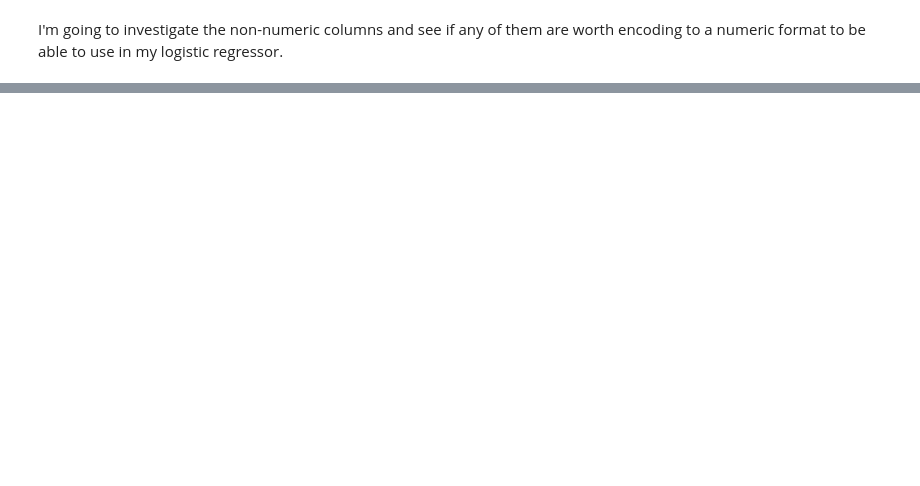
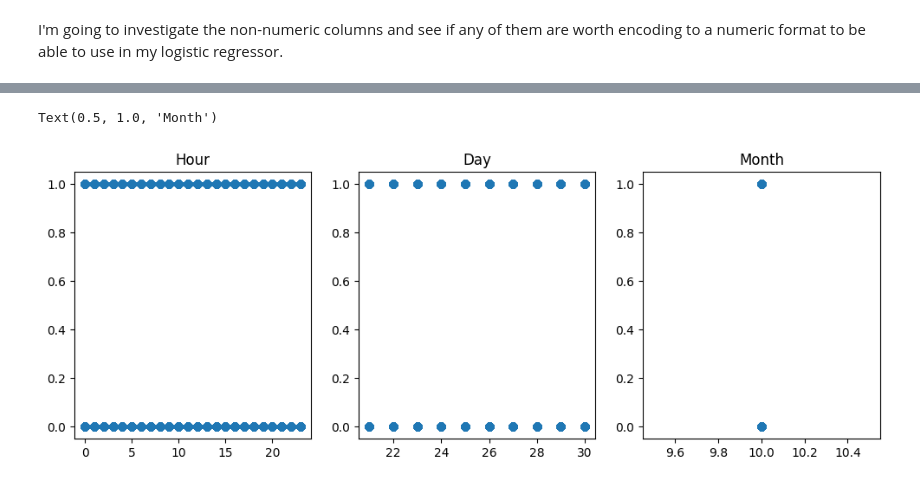
Before and after one commit to Dolphcode/cs-370-repo, a Jupyter notebook: assignments/assignment-1/part-B.ipynb, the cells around one changed output, grey strips where cells are left out. Cells and saved outputs as stored; diff of their text form; code cells hidden in the pictures; blank space fills up the shorter version.

```diff
--- a/assignments/assignment-1/part-B.ipynb
+++ b/assignments/assignment-1/part-B.ipynb
@@ -29,9 +50,9 @@ I'm starting with the test set and only part of the train set as currently the f
 # %%
 # Load the train and test sets
-test_data = pd.read_csv("./data/test.csv")
-partial_train_data = pd.read_csv('./data/train.gz', compression="gzip", nrows=1e5)
+test_data = pd.read_csv("./data/test.gz", compression="gzip")
+train_data = pd.read_csv('./data/train_sample.gz', compression="gzip")
 
 # List the columns
-partial_train_data.info()
+train_data.info()
 # %% [output]
 <class 'pandas.core.frame.DataFrame'>
@@ -367,0 +118,18 @@ KeyboardInterrupt:
+# %%
+fig, axes = plt.subplots(1, 3, figsize=(12, 4))
+
+# Since timestamps are formatted as YYMMDDHH I will extract each component using modulus
+hour = train_data.hour % 100
+day = (train_data.hour - hour) // 100 % 100
+month = (train_data.hour - day - hour) // 10000 % 100
+
+# And plot
+axes[0].scatter(hour, train_data.click)
+axes[0].set_title("Hour")
+axes[1].scatter(day, train_data.click)
+axes[1].set_title("Day")
+axes[2].scatter(month, train_data.click)
+axes[2].set_title("Month")
+# %% [output]
+Text(0.5, 1.0, 'Month')
+[figure, added]
```
Also changed, not shown: parts of 79 cells of this notebook, 2 other files.
